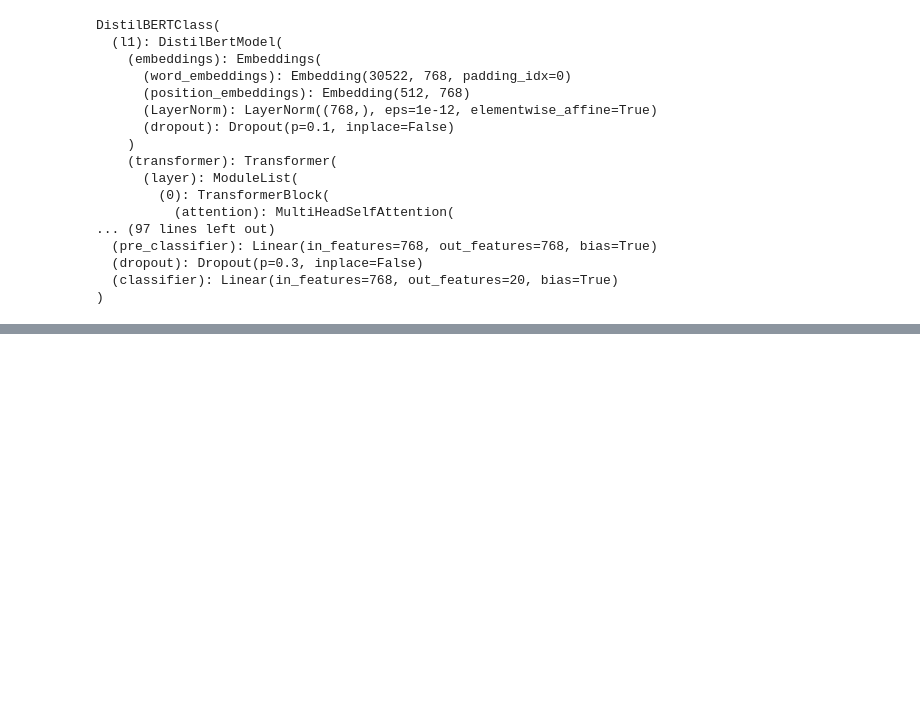
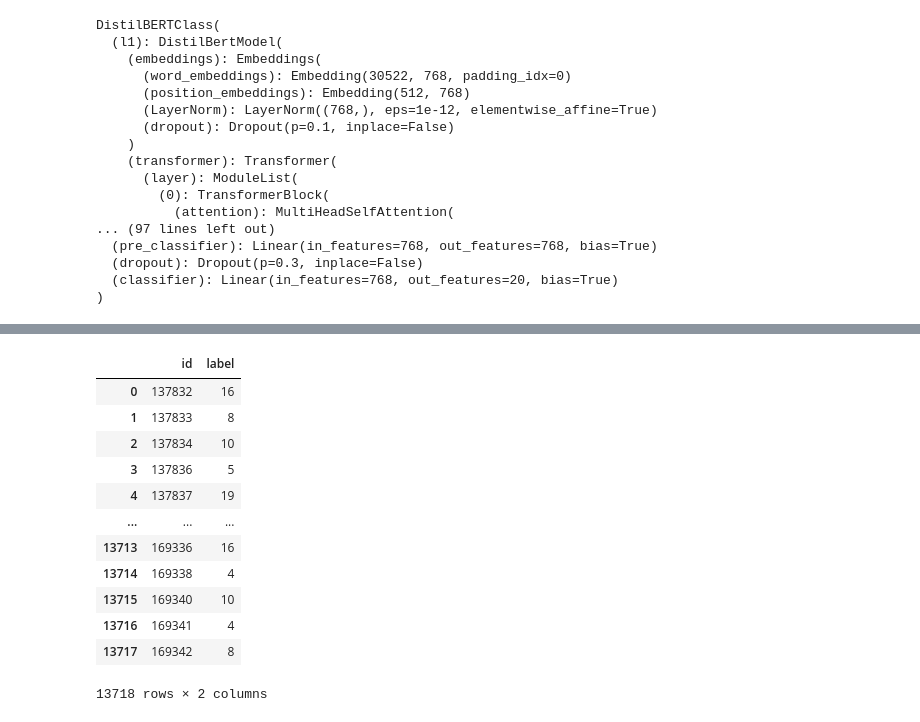
Before and after one commit to benichou/textClassification, a Jupyter notebook: hw2.ipynb, the cells around one changed output, grey strips where cells are left out. Cells and saved outputs as stored; diff of their text form; code cells hidden in the pictures; blank space fills up the shorter version.

Commit message:
latest update on test

```diff
--- a/hw2.ipynb
+++ b/hw2.ipynb
@@ -584,11 +595,22 @@ print("Accuracy on test data = %0.2f%%" % acc)
+# %%
+test_params = {'batch_size': 32,
+                'shuffle': False,
+                'num_workers': 0
+                }
+
+
+testing_loader = DataLoader(testSet, **test_params)
 # %%
 predictions = []
+model.eval()
 with torch.no_grad():
-    for _, data in tqdm(enumerate(trueTesting_loader, 0)):
+    for _, data in tqdm(enumerate(testing_loader, 0)):
         ids = data['ids'].to(device, dtype = torch.long)
         mask = data['mask'].to(device, dtype = torch.long)
         outputs = model(ids, mask).squeeze()
         big_val, big_idx = torch.max(outputs.data, dim=1)
         predictions.append(big_idx)
-
-print(predictions)
+# %%
+print(predictions)
+listOfList = [list(x.cpu().numpy()) for x in predictions]
+result = [item for sublist in listOfList for item in sublist]
@@ -594,0 +656,19 @@ print(predictions)
+# %%
+submission = sample
+submission['label'] = result
+# %%
+submission
+# %% [output]
+|  | id | label |
+| 0 | 137832 | 16 |
+| 1 | 137833 | 8 |
+| 2 | 137834 | 10 |
+| 3 | 137836 | 5 |
+| 4 | 137837 | 19 |
+| ... | ... | ... |
+| 13713 | 169336 | 16 |
+| 13714 | 169338 | 4 |
+| 13715 | 169340 | 10 |
+| 13716 | 169341 | 4 |
+| 13717 | 169342 | 8 |
+13718 rows × 2 columns
```
Also changed, not shown: parts of 13 cells of this notebook.
